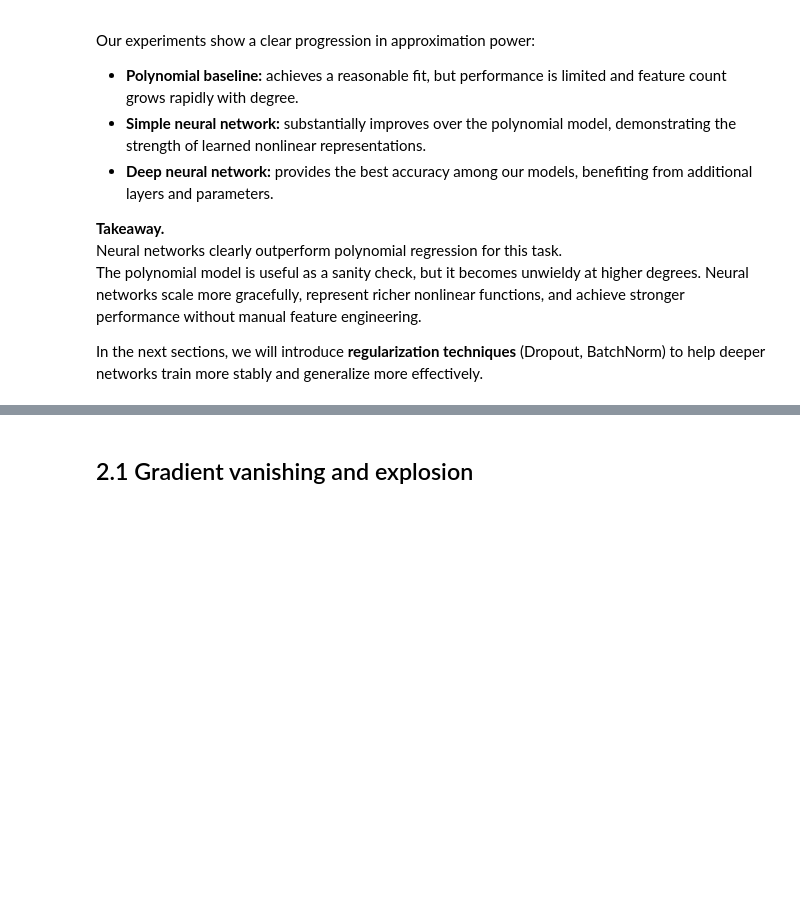
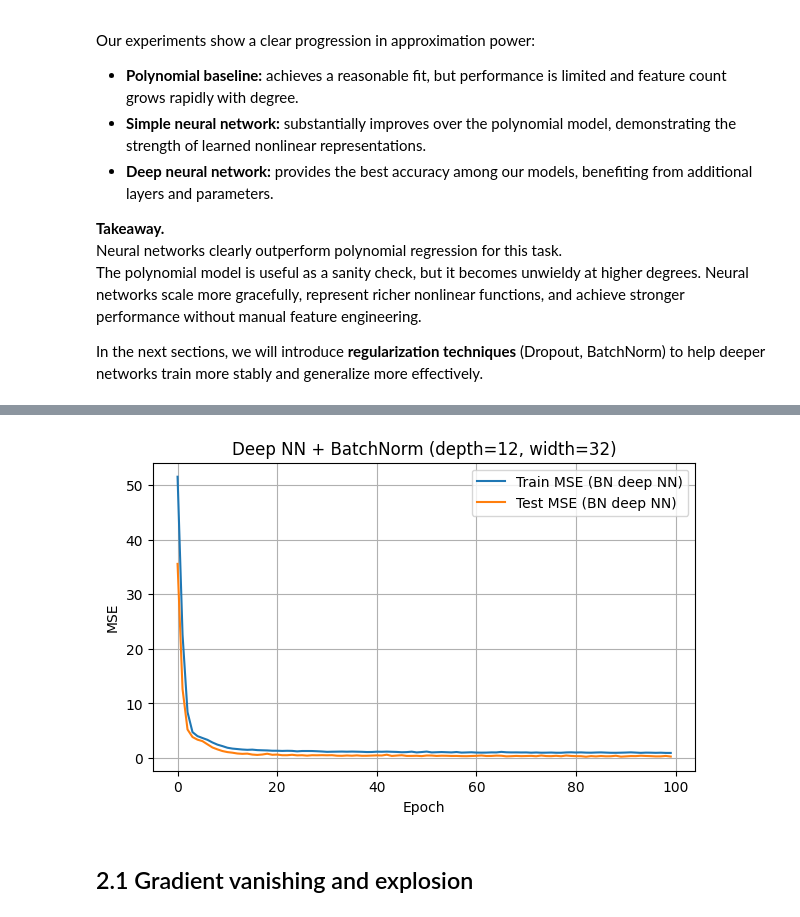
Before and after one commit to Nebius-Academy/ai-in-math-course, a Jupyter notebook: Lecture5/Notebook_5_additional.ipynb, the cells around one changed output, grey strips where cells are left out. Cells and saved outputs as stored; diff of their text form; code cells hidden in the pictures; blank space fills up the shorter version.

```diff
--- a/Lecture5/Notebook_5_additional.ipynb
+++ b/Lecture5/Notebook_5_additional.ipynb
@@ -753,3 +854,16 @@ In the next sections, we will introduce **regularization techniques** (Dropout,
+# %%
+# Plot learning curves for the BN model
+plt.figure(figsize=(7,4))
+plt.plot(bn_train_losses, label="Train MSE (BN deep NN)")
+plt.plot(bn_test_losses,  label="Test MSE (BN deep NN)")
+plt.xlabel("Epoch")
+plt.ylabel("MSE")
+plt.title(f"Deep NN + BatchNorm (depth={bn_depth}, width={bn_width})")
+plt.grid(True)
+plt.legend()
+plt.show()
+# %% [output]
+[figure, added]
 # %% [markdown]
 ## 2.1 Gradient vanishing and explosion
 # %% [markdown]
```
Also changed, not shown: parts of 13 cells of this notebook, 1 other file.
